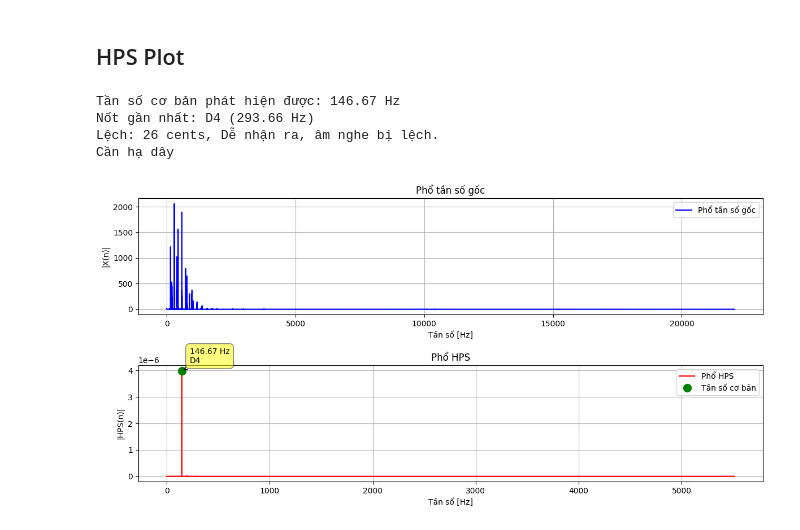
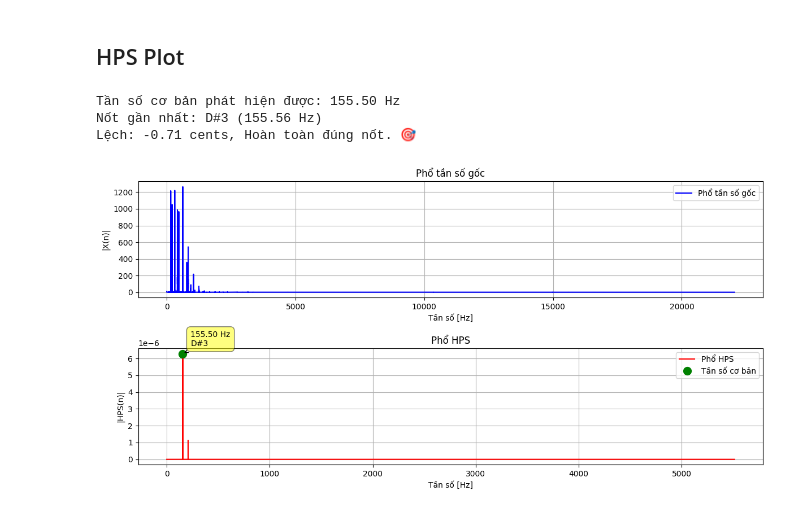
Before and after one commit to gooners006/MSE, a Jupyter notebook: DGT501/Musical Intrument Tuning.ipynb, the cells around one changed output. Saved outputs shown, nothing was run; the diff lists cells and outputs as text; code cells hidden in the pictures.

```diff
--- a/DGT501/Musical Intrument Tuning.ipynb
+++ b/DGT501/Musical Intrument Tuning.ipynb
@@ -198,11 +72,11 @@ NUM_HPS = 4  # Số lượng hài âm để tính HPS
 
 # Bảng tham chiếu độ lệch cents
 CENTS_REFERENCE = {
-    (0, 0): "Hoàn toàn đúng nốt. 🎯",
+    (0, 1): "Hoàn toàn đúng nốt. 🎯",
     (1, 5): "Gần như không thể nghe thấy.",
     (5, 20): "Người có tai tốt có thể nhận ra.",
     (20, 50): "Dễ nhận ra, âm nghe bị lệch.",
-    (50, float("inf")): "Nghe như một nốt khác. 🎵",
+    (50, 100): "Nghe như một nốt khác. 🎵",
 }
 
 
@@ -210,9 +84,9 @@ def get_cents_description(cents):
     """Trả về mô tả dựa trên độ lệch cents"""
     abs_cents = abs(cents)
     for (lower, upper), description in CENTS_REFERENCE.items():
-        if lower <= abs_cents < upper:
+        if lower <= abs_cents and abs_cents < upper:
             return description
-    return CENTS_REFERENCE[(50, float("inf"))]
+    return CENTS_REFERENCE[(50, 100)]
 
 
 def find_closest_note(pitch):
@@ -225,7 +99,7 @@ def find_closest_note(pitch):
 
 
 # Đọc file âm thanh
-sampleFreq, myRecording = scipy.io.wavfile.read("D3.wav")
+sampleFreq, myRecording = scipy.io.wavfile.read("D3#.wav")
 
 # Xử lý stereo/mono
 if len(myRecording.shape) > 1:  # Nếu là stereo
@@ -274,13 +148,12 @@ max_freq = max_ind * (sampleFreq / len(myRecording)) / NUM_HPS
 
 
 # Tìm nốt gần nhất
-# closest_note, closest_pitch, cents = find_closest_note(max_freq)
-closest_note, closest_pitch, cents = find_closest_note(298.11)
+closest_note, closest_pitch, cents = find_closest_note(max_freq)
 
 # In kết quả
 print(f"Tần số cơ bản phát hiện được: {max_freq:.2f} Hz")
 print(f"Nốt gần nhất: {closest_note} ({closest_pitch:.2f} Hz)")
-print(f"Lệch: {cents:.0f} cents, {get_cents_description(cents)}")
+print(f"Lệch: {cents:.1f} cents, {get_cents_description(cents)}")
 if abs(cents) > 10:
     if cents > 0:
         print("Cần hạ dây")
@@ -298,35 +171,34 @@ plt.ylabel("|X(n)|")
 plt.xlabel("Tần số [Hz]")
 plt.title("Phổ tần số gốc")
 plt.grid(True)
 plt.legend()
 
 # Vẽ phổ HPS
 plt.subplot(2, 1, 2)
 hps_freq = np.arange(0, sampleFreq / 2, sampleFreq / (len(myRecording) * NUM_HPS))
 hps_freq = hps_freq[: len(hps_spec)]  # Đảm bảo độ dài khớp với hps_spec
 plt.plot(hps_freq, hps_spec, "r-", label="Phổ HPS")
 plt.plot(max_freq, hps_spec[max_ind], "go", markersize=10, label="Tần số cơ bản")
 plt.ylabel("|HPS(n)|")
 plt.xlabel("Tần số [Hz]")
 plt.title("Phổ HPS")
 plt.grid(True)
 plt.legend()
 
 # Thêm chú thích cho tần số cơ bản
 plt.annotate(
     f"{max_freq:.2f} Hz\n{closest_note}",
     xy=(max_freq, hps_spec[max_ind]),
     xytext=(10, 10),
     textcoords="offset points",
     bbox=dict(boxstyle="round,pad=0.5", fc="yellow", alpha=0.5),
     arrowprops=dict(arrowstyle="->", connectionstyle="arc3,rad=0"),
 )
 
 plt.tight_layout()
 plt.show()
 # %% [output]
-Tần số cơ bản phát hiện được: 146.67 Hz
-Nốt gần nhất: D4 (293.66 Hz)
-Lệch: 26 cents, Dễ nhận ra, âm nghe bị lệch.
-Cần hạ dây
+Tần số cơ bản phát hiện được: 155.50 Hz
+Nốt gần nhất: D#3 (155.56 Hz)
+Lệch: -0.71 cents, Hoàn toàn đúng nốt. 🎯
-[figure, old version]
+[figure, new version]
```
Also changed, not shown: parts of 2 cells of this notebook, 4 other files.
